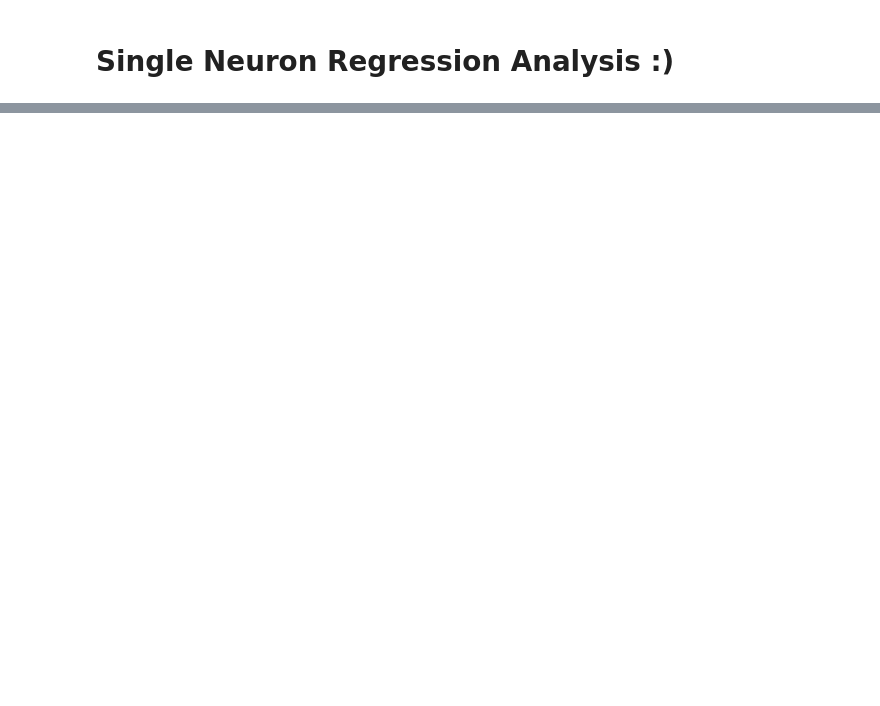
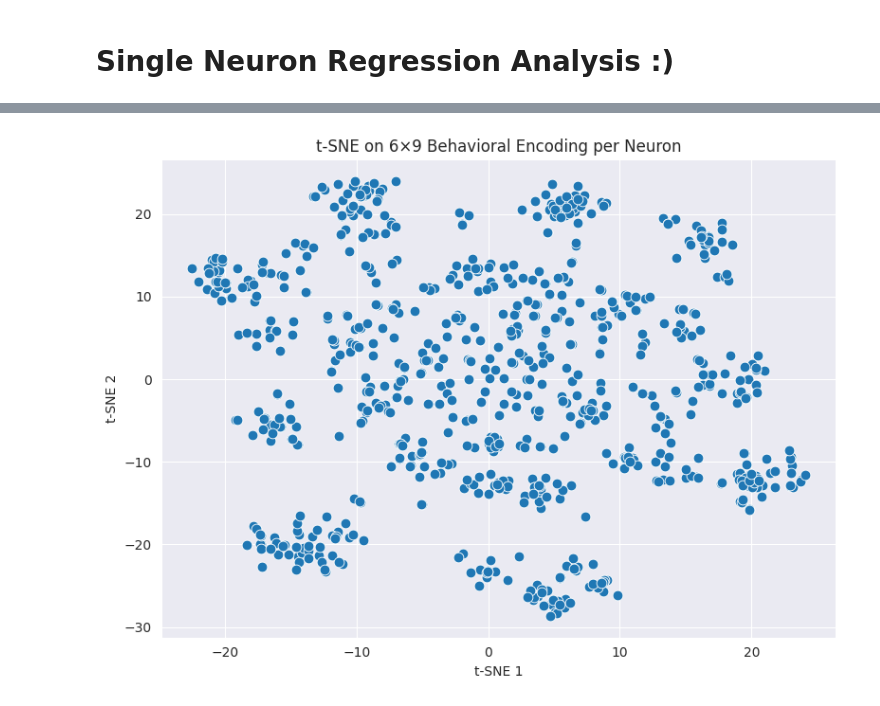
Before and after one commit to EdConnorLab/Julie, a Jupyter notebook: notebooks/single_neuron_regression_analysis.ipynb, the cells around one changed output, grey strips where cells are left out. Cells and saved outputs as stored; diff of their text form; code cells hidden in the pictures; blank space fills up the shorter version.

Commit message:
moving important analysis codes that i tried out to single_neuron_regression_analysis.ipynb

```diff
--- a/notebooks/single_neuron_regression_analysis.ipynb
+++ b/notebooks/single_neuron_regression_analysis.ipynb
@@ -20,0 +48,29 @@ significant_results = significant_results[significant_results['p_value'] < 0.05]
+# %%
+# Step 1: 먼저 전체 significant result를 behavior × source_monkey 조합으로 정리
+filtered_df = significant_results.sort_values('R-squared', ascending=False)
+
+# Step 2: pivot (NeuronID × [Behavior|SourceMonkey] 조합 → column 이름을 합쳐서 사용)
+filtered_df['Behavior_Source'] = filtered_df['Behavior'] + '__' + filtered_df['Source_Monkey']
+
+pivot_df = filtered_df.pivot(index='NeuronID', columns='Behavior_Source', values='R-squared').fillna(0)
+
+# Optional: thresholding
+pivot_df[pivot_df < 0.05] = 0
+
+# Scaling
+scaler = StandardScaler()
+scaled_data = scaler.fit_transform(pivot_df)
+# t-sne
+tsne = TSNE(n_components=2, perplexity=50, random_state=42, init='pca')
+tsne_coords = tsne.fit_transform(scaled_data)
+
+# 시각화
+plt.figure(figsize=(8, 6))
+sns.scatterplot(x=tsne_coords[:, 0], y=tsne_coords[:, 1], s=60)
+plt.title("t-SNE on 6×9 Behavioral Encoding per Neuron")
+plt.xlabel("t-SNE 1")
+plt.ylabel("t-SNE 2")
+plt.tight_layout()
+plt.show()
+# %% [output]
+[figure, added]
```
Also changed, not shown: parts of 15 cells of this notebook, 1 other file.
